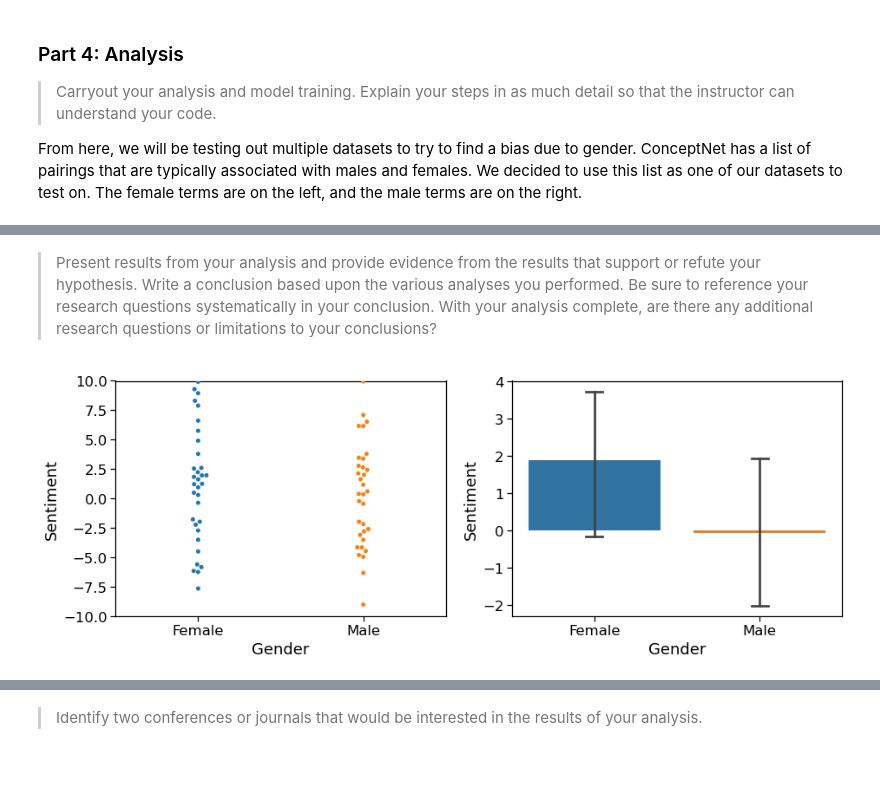
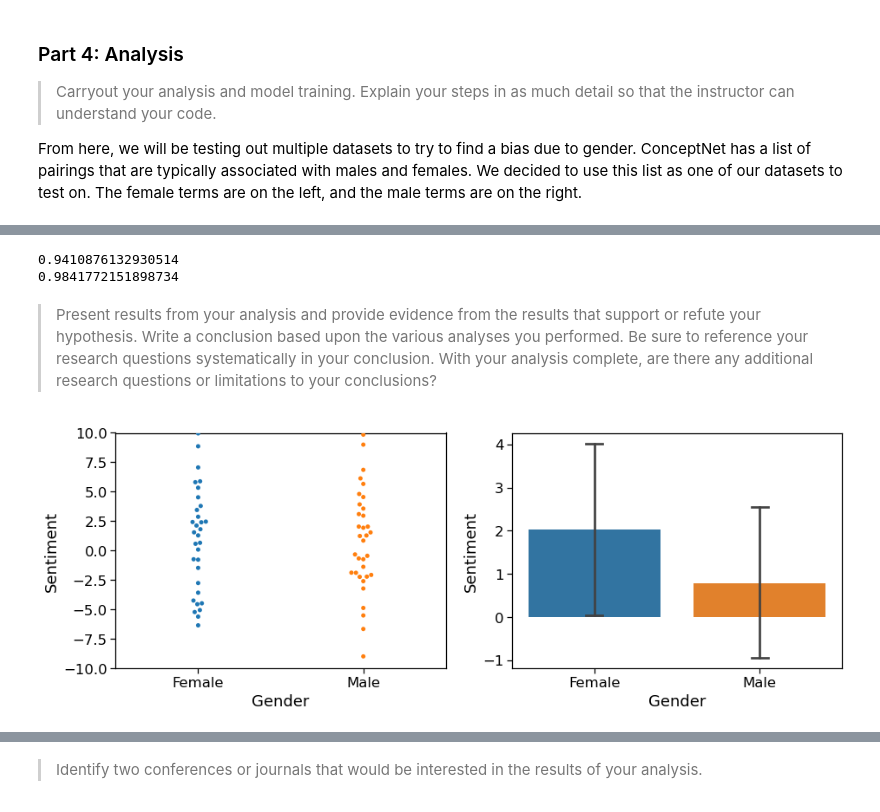
Before and after one commit to wisniemj/CS8321, a Jupyter notebook: Project 1.ipynb, the cells around one changed output, grey strips where cells are left out. Saved outputs shown, nothing was run; the diff lists cells and outputs as text; code cells hidden in the pictures; blank space fills up the shorter version.

```diff
--- a/Project 1.ipynb
+++ b/Project 1.ipynb
@@ -130,5 +142,5 @@ accuracy_score(model.predict(test_vectors), test_targets)
 # %%
-def vecs_to_sentiment(vecs):
+def vecs_to_sentiment(vecs, model):
     """
     To see an overall positive vs. negative classification in one number,
     we take the log probability of positive sentiment minus the log
@@ -143,13 +155,10 @@ def vecs_to_sentiment(vecs):
     return predictions[:, 1] - predictions[:, 0]
 
 
-def words_to_sentiment(words):
+def words_to_sentiment(words, embeddings, model):
     # vectorize the word
     vecs = embeddings.loc[words].dropna()
 
     # calculate log probability
-    log_odds = vecs_to_sentiment(vecs)
+    log_odds = vecs_to_sentiment(vecs, model)
     return pd.DataFrame({'sentiment': log_odds}, index=vecs.index)
-
-# Show 20 examples from the test set
-words_to_sentiment(test_labels).iloc[:20]
@@ -243,35 +284,29 @@ TERM_DICT = {"Female":FEMALE_ARR, "Male":MALE_ARR}
 # %%
-# create a table of sentiment values for each word
-def term_sentiment_table():
+# create vectors, targets and labels for each embedding
+glove_vectors, glove_targets, glove_labels = create_vectors_targets_labels(pos_words, neg_words, glove_embeddings)
+cnnb_vectors, cnnb_targets, cnnb_labels = create_vectors_targets_labels(pos_words, neg_words, cnnb_embeddings)
 
-    # initialize empty frame
-    frames = []
-
-    # for gender and term
-    for gender, term_list in sorted(TERM_DICT.items()):
-        for term in term_list:
-
-            # calculate sentiment
-            sentiments = text_to_sentiment(term)
-
-            # append to dataframe
-            frames.append([sentiments,term,gender])
-
-    # Put together the data we got from each ethnic group into one big table
-    return frames
+# initialize models
+glove_model, glove_model_accuracy, glove_test_vectors, glove_test_targets, glove_test_labels = create_model(glove_vectors, glove_targets, glove_labels)
+cnnb_model, cnnb_model_accuracy, cnnb_test_vectors, cnnb_test_targets, cnnb_test_labels = create_model(cnnb_vectors, cnnb_targets, cnnb_labels)
 
 # create a dataframe of sentiment values
-term_sentiments = term_sentiment_table()
-term_df = pd.DataFrame(term_sentiments, columns = ["Sentiment","Term","Gender"])
+glove_term_sentiments = term_sentiment_table(TERM_DICT, glove_embeddings, glove_model)
+cnnb_term_sentiments = term_sentiment_table(TERM_DICT, cnnb_embeddings, cnnb_model)
+glove_term_df = pd.DataFrame(glove_term_sentiments, columns = ["Sentiment","Term","Gender"])
+cnnb_term_df = pd.DataFrame(cnnb_term_sentiments, columns = ["Sentiment","Term","Gender"])
+# %% [output]
+0.9410876132930514
+0.9841772151898734
 # %% [markdown]
 >Present results from your analysis and provide evidence from the results that support or refute your hypothesis. Write a conclusion based upon the various analyses you performed. Be sure to reference your research questions systematically in your conclusion. With your analysis complete, are there any additional research questions or limitations to your conclusions?
 # %%
-# analysis 1 with SGD
+# analysis 1: GloVe
 matplotlib.pyplot.figure(figsize=(15,5))
 matplotlib.pyplot.subplot(121)
-plot = seaborn.swarmplot(x='Gender', y='Sentiment', data=term_df)
+plot = seaborn.swarmplot(x='Gender', y='Sentiment', data=glove_term_df)
 plot.set_ylim([-10, 10])
 matplotlib.pyplot.subplot(122)
-plot = seaborn.barplot(x='Gender', y='Sentiment', data=term_df, capsize=.1)
+plot = seaborn.barplot(x='Gender', y='Sentiment', data=glove_term_df, capsize=.1)
 # %% [output]
-[figure, old version]
+[figure, new version]
```
Also changed, not shown: parts of 24 cells of this notebook, 1 other file.
